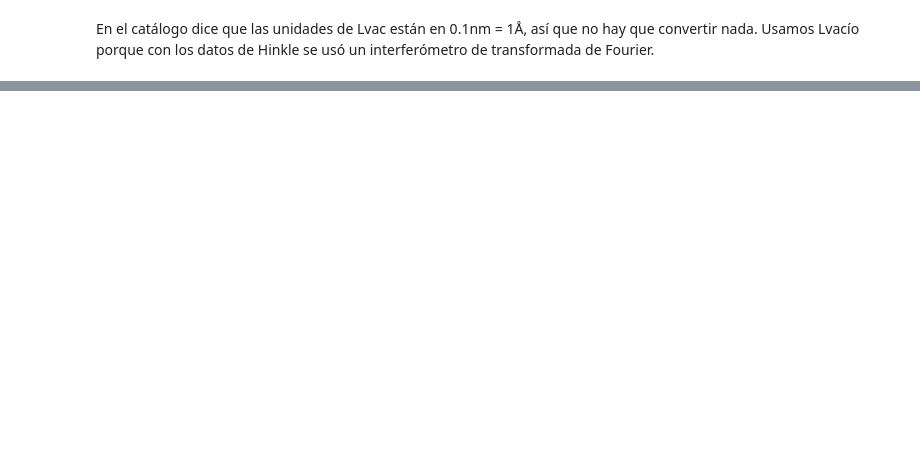
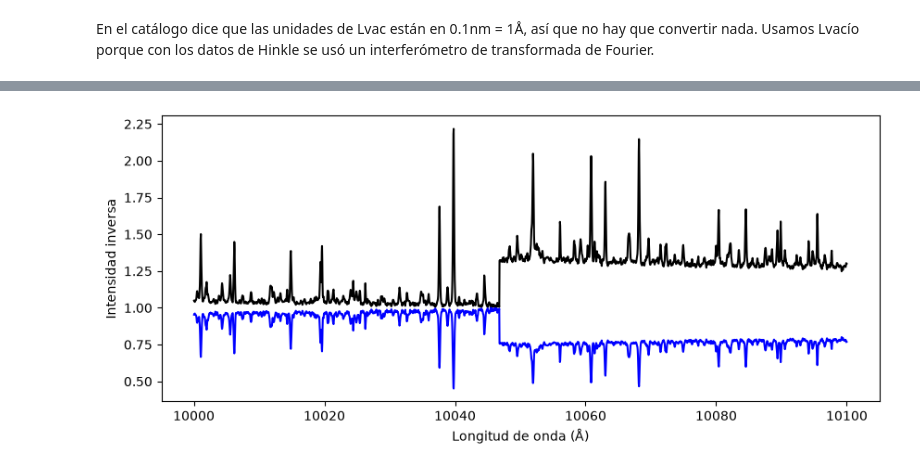
Before and after one commit to AntoniomoonBulla/Astronomia, a Jupyter notebook: Tesis/Arturo.ipynb, the cells around one changed output, grey strips where cells are left out. Drawn from its saved outputs; the diff is of its cells as text; code cells hidden in the pictures; blank space fills up the shorter version.

```diff
--- a/Tesis/Arturo.ipynb
+++ b/Tesis/Arturo.ipynb
@@ -216,19 +215,37 @@ plt.show()
 # %%
 z_identificacion = 0.000045
 fe_lines = fe_lines.copy()
 fe_lines["lambda"] = pd.to_numeric(
     fe_lines["Lvac"],
     errors="coerce"
 )
 
 fe_lines = fe_lines.dropna(
     subset=["lambda"]
 ).copy()
 
 fe_lines["lambda_identificacion"] = (
     fe_lines["lambda"] * (1 + z_identificacion)
 )
 
 fe_lines = fe_lines.sort_values(
     "lambda_identificacion"
 ).reset_index(drop=True)
+
+intensidad_inversa = 1 / espectro["intensity"]
+plt.figure(figsize=(10,4))
+plt.plot(
+    espectro["lambda"],
+    intensidad_inversa,
+    color="black"
+)
+plt.plot(
+    espectro["lambda"],
+    espectro["intensity"],
+    color="blue",
+)
+plt.xlabel("Longitud de onda (Å)")
+plt.ylabel("Intensidad inversa")
+plt.show()
+# %% [output]
+[figure, added]
```
Also changed, not shown: parts of 10 cells of this notebook.
